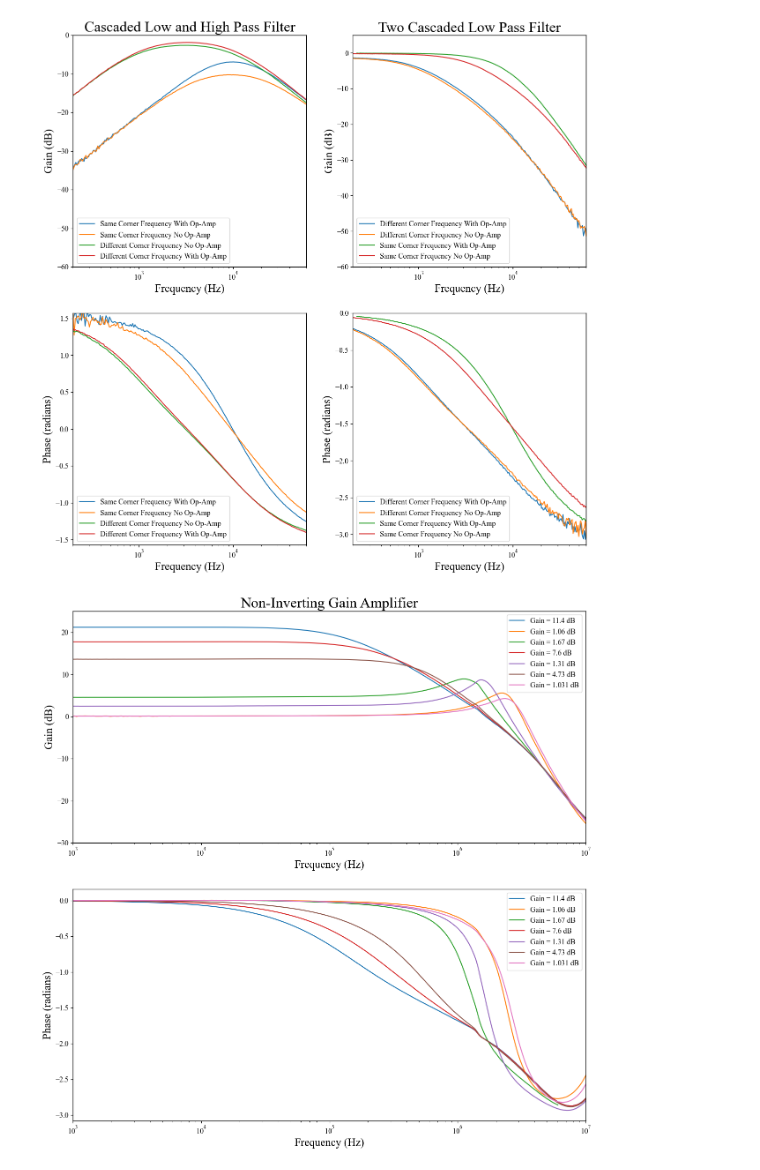
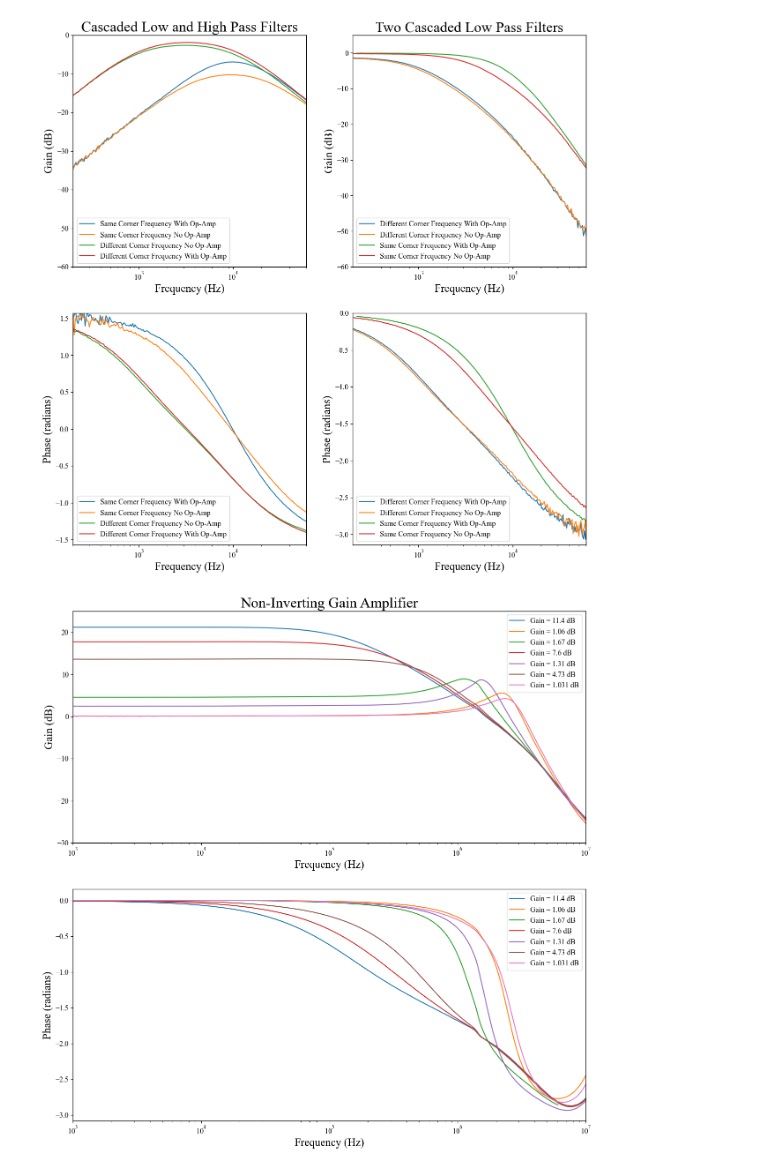
Before and after one commit to lewismcnish/Physics, a Jupyter notebook: Year_3/analogue_filters/analogue_filters.ipynb, the cells around one changed output. Saved outputs shown, nothing was run; the diff lists cells and outputs as text; code cells hidden in the pictures.

```diff
--- a/Year_3/analogue_filters/analogue_filters.ipynb
+++ b/Year_3/analogue_filters/analogue_filters.ipynb
@@ -268,22 +314,22 @@ plt.show()
 # %%
-Path = 'data/moku_csv/'
+Path = 'data/moku_csv/'                 #path to the directory of the csv files
 plt.figure(figsize=(15,15))
-files = os.listdir(Path)
+files = os.listdir(Path)                #creates a list of all files in the directory
 
-for file in files:
-    if re.search('high',file):
+for file in files:                      #loops through all files in the directory
+    if re.search('high',file):          #filter to only include the cascade low and high pass filter files
 
         data = load_data(Path+file)
         labels = (pd.read_csv(Path+file,nrows = 0)).columns[0]
 
-        plt.subplot(2,2,1)
+        plt.subplot(2,2,1)              #plots the bode plots of gain and phase for the cascaded low and high pass filter
         plt.plot((data['freq']),data['gain'], label = labels)
         plt.xlabel('Frequency (Hz)')
         plt.xscale('log')
         plt.xlim(2e2,6e4)
         plt.ylim(-60,0)
         plt.ylabel('Gain (dB)')
-        plt.title('Cascaded Low and High Pass Filter')
+        plt.title('Cascaded Low and High Pass Filters')
         plt.legend()
 
         plt.subplot(2,2,3)
@@ -291,37 +337,37 @@ for file in files:
         plt.xlabel('Frequency (Hz)')
         plt.xscale('log')
         plt.xlim(2e2,6e4)
         plt.ylim(-np.pi/2,np.pi/2)
         plt.ylabel('Phase (radians)')
         plt.legend()
 
 
-    elif file.startswith('casc_lowpass'):
+    elif file.startswith('casc_lowpass'): #filter to only include the 2 cascaded low pass filter files
 
         data = load_data(Path+file)
         labels = (pd.read_csv(Path+file,nrows = 0)).columns[0]
 
-        plt.subplot(2,2,2)
+        plt.subplot(2,2,2)                #plots the bode plots of gain and phase for the 2 cascaded low pass filter
         plt.plot((data['freq']),data['gain'], label = labels)
         plt.xlabel('Frequency (Hz)')
         plt.xscale('log')
         plt.xlim(2e2,6e4)
         plt.ylim(-60,5)
         plt.ylabel('Gain (dB)')
-        plt.title('Two Cascaded Low Pass Filter')
+        plt.title('Two Cascaded Low Pass Filters')
         plt.legend()
 
         plt.subplot(2,2,4)
         plt.plot((data['freq']),data['phase'],label = labels)
         plt.xlabel('Frequency (Hz)')
         plt.xscale('log')
         plt.xlim(2e2,6e4)
         plt.ylim(-np.pi,0)
         plt.ylabel('Phase (radians)')
         plt.legend()
 plt.show()
 # %% [output]
-[figure, old version]
+[figure, new version]
 # %%
 plt.figure(figsize=(15,15))
 files = os.listdir(Path)
```
Also changed, not shown: parts of 10 cells of this notebook, 1 other file.
